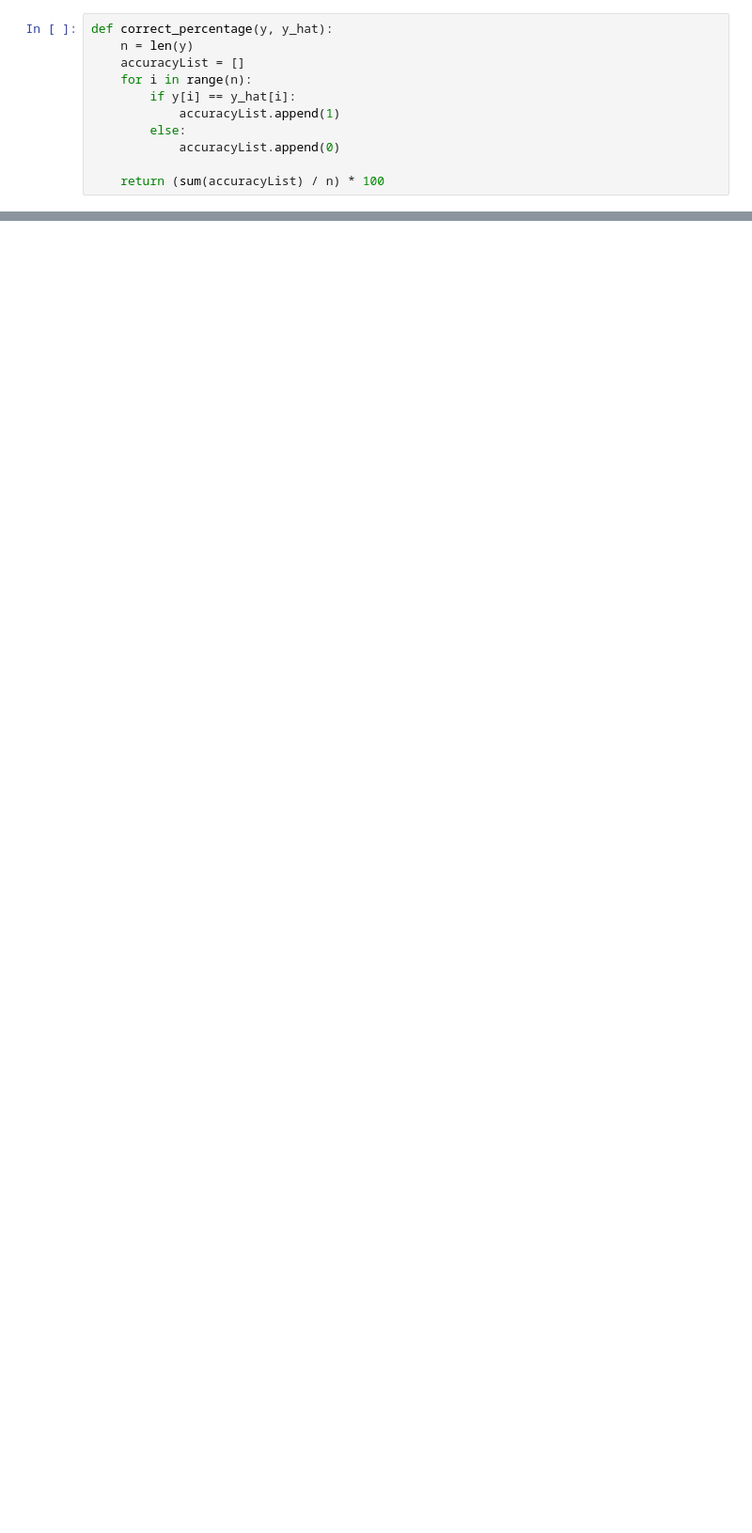
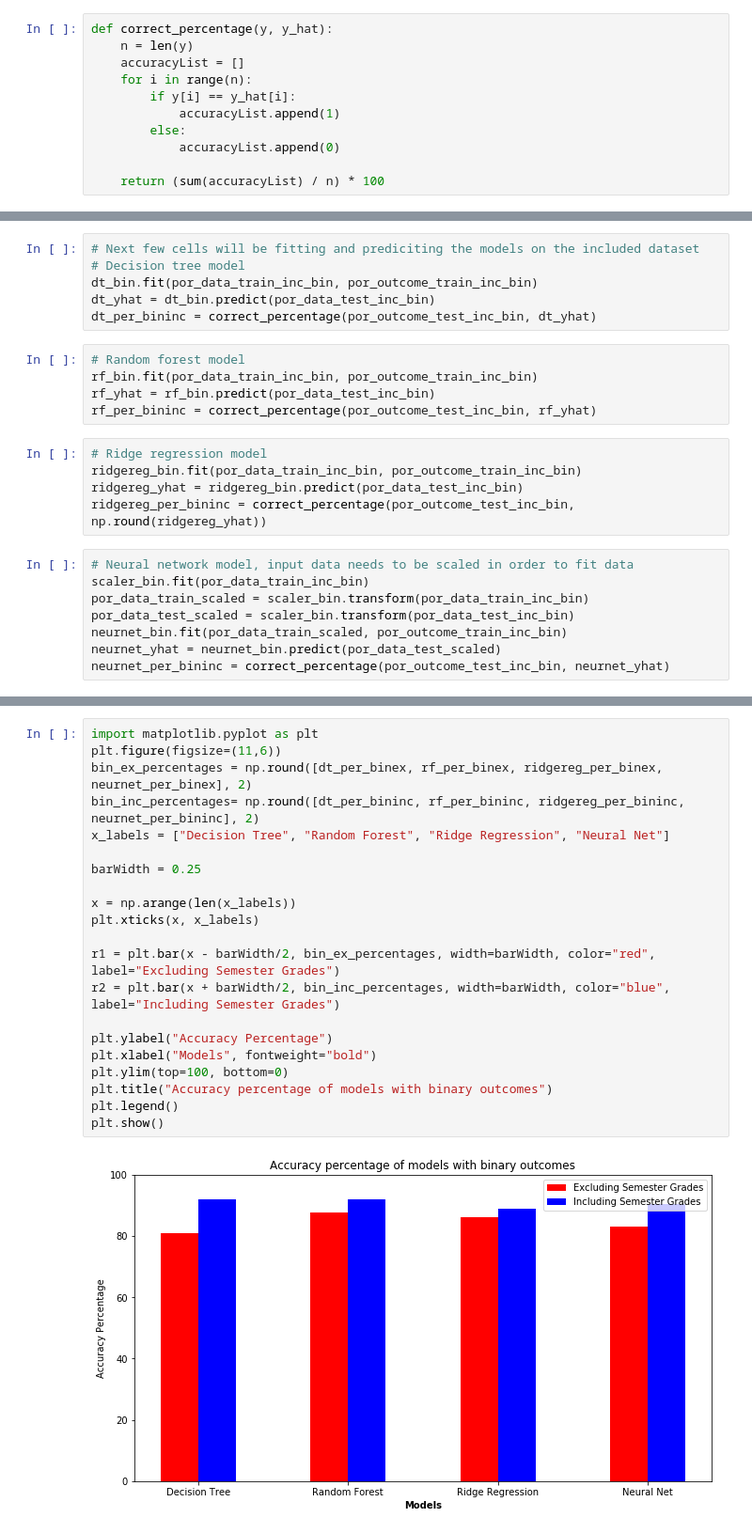
Before and after one commit to woohyukchang/cse146proj, a Jupyter notebook: por_protected.ipynb, the cells around one changed output, grey strips where cells are left out. Shown at 94% size. Saved outputs shown, nothing was run; the diff lists cells and outputs as text; blank space fills up the shorter version.

Commit message:
Jupyter notebook files with data displayed

```diff
--- a/por_protected.ipynb
+++ b/por_protected.ipynb
@@ -202,0 +188,24 @@ print(bin_inc_percentages)
+# %%
+# Next few cells will be fitting and prediciting the models on the included dataset
+# Decision tree model
+dt_bin.fit(por_data_train_inc_bin, por_outcome_train_inc_bin)
+dt_yhat = dt_bin.predict(por_data_test_inc_bin)
+dt_per_bininc = correct_percentage(por_outcome_test_inc_bin, dt_yhat)
+# %%
+# Random forest model
+rf_bin.fit(por_data_train_inc_bin, por_outcome_train_inc_bin)
+rf_yhat = rf_bin.predict(por_data_test_inc_bin)
+rf_per_bininc = correct_percentage(por_outcome_test_inc_bin, rf_yhat)
+# %%
+# Ridge regression model
+ridgereg_bin.fit(por_data_train_inc_bin, por_outcome_train_inc_bin)
+ridgereg_yhat = ridgereg_bin.predict(por_data_test_inc_bin)
+ridgereg_per_bininc = correct_percentage(por_outcome_test_inc_bin, np.round(ridgereg_yhat))
+# %%
+# Neural network model, input data needs to be scaled in order to fit data
+scaler_bin.fit(por_data_train_inc_bin)
+por_data_train_scaled = scaler_bin.transform(por_data_train_inc_bin)
+por_data_test_scaled = scaler_bin.transform(por_data_test_inc_bin)
+neurnet_bin.fit(por_data_train_scaled, por_outcome_train_inc_bin)
+neurnet_yhat = neurnet_bin.predict(por_data_test_scaled)
+neurnet_per_bininc = correct_percentage(por_outcome_test_inc_bin, neurnet_yhat)
@@ -202,0 +244,23 @@ print(bin_inc_percentages)
+# %%
+import matplotlib.pyplot as plt
+plt.figure(figsize=(11,6))
+bin_ex_percentages = np.round([dt_per_binex, rf_per_binex, ridgereg_per_binex, neurnet_per_binex], 2)
+bin_inc_percentages= np.round([dt_per_bininc, rf_per_bininc, ridgereg_per_bininc, neurnet_per_bininc], 2)
+x_labels = ["Decision Tree", "Random Forest", "Ridge Regression", "Neural Net"]
+
+barWidth = 0.25
+
+x = np.arange(len(x_labels))
+plt.xticks(x, x_labels)
+
+r1 = plt.bar(x - barWidth/2, bin_ex_percentages, width=barWidth, color="red", label="Excluding Semester Grades")
+r2 = plt.bar(x + barWidth/2, bin_inc_percentages, width=barWidth, color="blue", label="Including Semester Grades")
+
+plt.ylabel("Accuracy Percentage")
+plt.xlabel("Models", fontweight="bold")
+plt.ylim(top=100, bottom=0)
+plt.title("Accuracy percentage of models with binary outcomes")
+plt.legend()
+plt.show()
+# %% [output]
+[figure, added]
```
Also changed, not shown: parts of 51 cells of this notebook, 5 other files.
